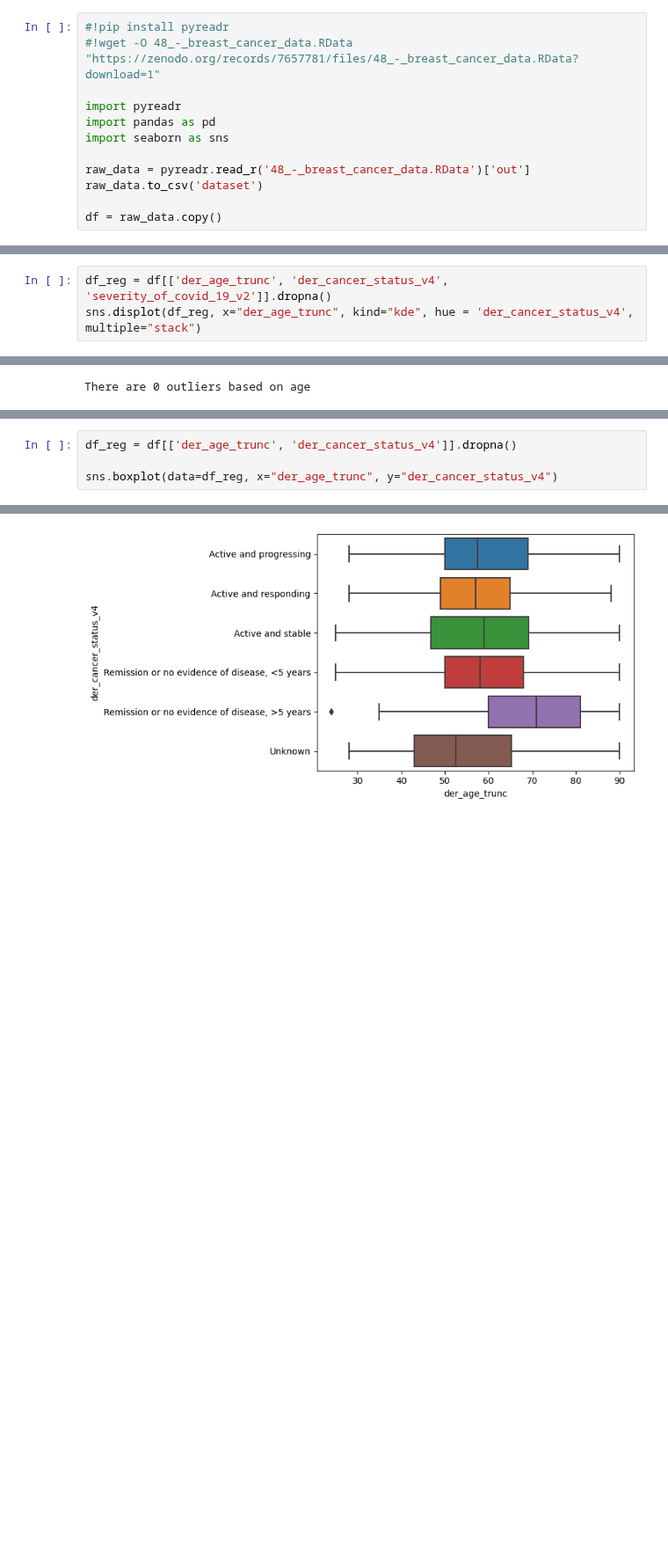
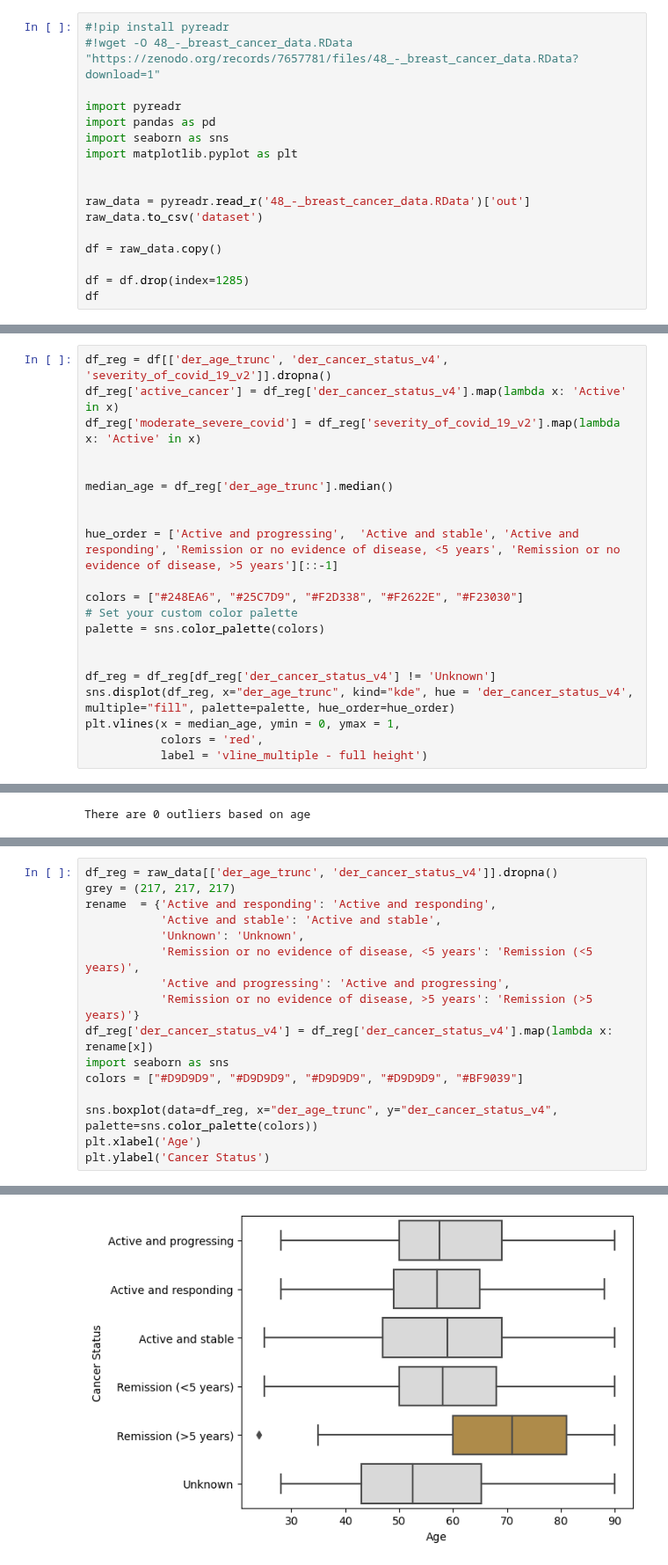
Before and after one commit to HSaleem352/Bootcamp-Project1, a Jupyter notebook: data_cleaning_dean.ipynb, the cells around one changed output, grey strips where cells are left out. Shown at 88% size. Drawn from its saved outputs; the diff is of its cells as text; blank space fills up the shorter version.

Commit message:
added manual color palette

```diff
--- a/data_cleaning_dean.ipynb
+++ b/data_cleaning_dean.ipynb
@@ -5,9 +5,14 @@
 import pyreadr
 import pandas as pd
 import seaborn as sns
+import matplotlib.pyplot as plt
+
 
 raw_data = pyreadr.read_r('48_-_breast_cancer_data.RData')['out']
 raw_data.to_csv('dataset')
 
 df = raw_data.copy()
+
+df = df.drop(index=1285)
+df
 # %% [markdown]
@@ -15,4 +20,22 @@ df = raw_data.copy()
 # %%
 df_reg = df[['der_age_trunc', 'der_cancer_status_v4', 'severity_of_covid_19_v2']].dropna()
-sns.displot(df_reg, x="der_age_trunc", kind="kde", hue = 'der_cancer_status_v4', multiple="stack")
+df_reg['active_cancer'] = df_reg['der_cancer_status_v4'].map(lambda x: 'Active' in x)
+df_reg['moderate_severe_covid'] = df_reg['severity_of_covid_19_v2'].map(lambda x: 'Active' in x)
+
+
+median_age = df_reg['der_age_trunc'].median()
+
+
+hue_order = ['Active and progressing',  'Active and stable', 'Active and responding', 'Remission or no evidence of disease, <5 years', 'Remission or no evidence of disease, >5 years'][::-1]
+
+colors = ["#248EA6", "#25C7D9", "#F2D338", "#F2622E", "#F23030"]
+# Set your custom color palette
+palette = sns.color_palette(colors)
+
+
+df_reg = df_reg[df_reg['der_cancer_status_v4'] != 'Unknown']
+sns.displot(df_reg, x="der_age_trunc", kind="kde", hue = 'der_cancer_status_v4', multiple="fill", palette=palette, hue_order=hue_order)
+plt.vlines(x = median_age, ymin = 0, ymax = 1,
+           colors = 'red',
+           label = 'vline_multiple - full height')
 # %% [output]
@@ -70,5 +160,17 @@ sns.boxplot(data=df_reg, x="der_age_trunc", y="severity_of_covid_19_v2")
 # %%
-df_reg = df[['der_age_trunc', 'der_cancer_status_v4']].dropna()
+df_reg = raw_data[['der_age_trunc', 'der_cancer_status_v4']].dropna()
+grey = (217, 217, 217)
+rename  = {'Active and responding': 'Active and responding',
+           'Active and stable': 'Active and stable',
+           'Unknown': 'Unknown',
+           'Remission or no evidence of disease, <5 years': 'Remission (<5 years)',
+           'Active and progressing': 'Active and progressing',
+           'Remission or no evidence of disease, >5 years': 'Remission (>5 years)'}
+df_reg['der_cancer_status_v4'] = df_reg['der_cancer_status_v4'].map(lambda x: rename[x])
+import seaborn as sns
+colors = ["#D9D9D9", "#D9D9D9", "#D9D9D9", "#D9D9D9", "#BF9039"]
 
-sns.boxplot(data=df_reg, x="der_age_trunc", y="der_cancer_status_v4")
+sns.boxplot(data=df_reg, x="der_age_trunc", y="der_cancer_status_v4", palette=sns.color_palette(colors))
+plt.xlabel('Age')
+plt.ylabel('Cancer Status')
 # %% [output]
@@ -76 +178 @@ sns.boxplot(data=df_reg, x="der_age_trunc", y="der_cancer_status_v4")
-[figure, old version]
+[figure, new version]
```
Also changed, not shown: parts of 21 cells of this notebook.
